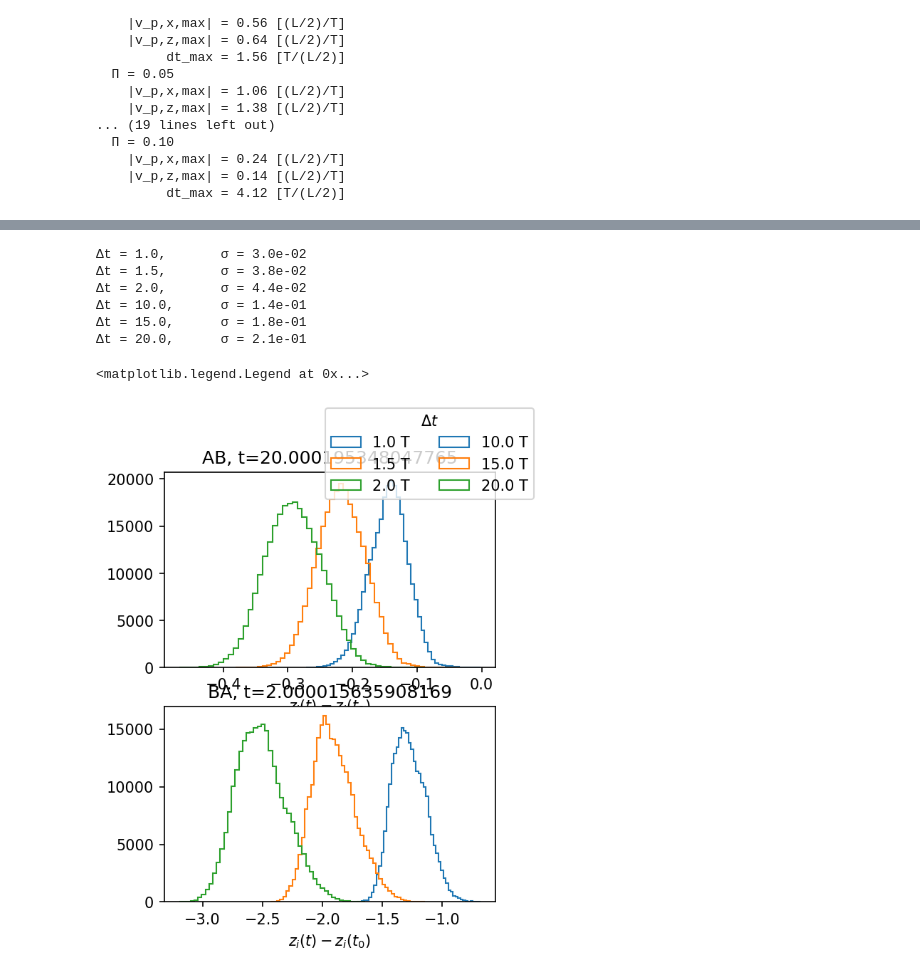
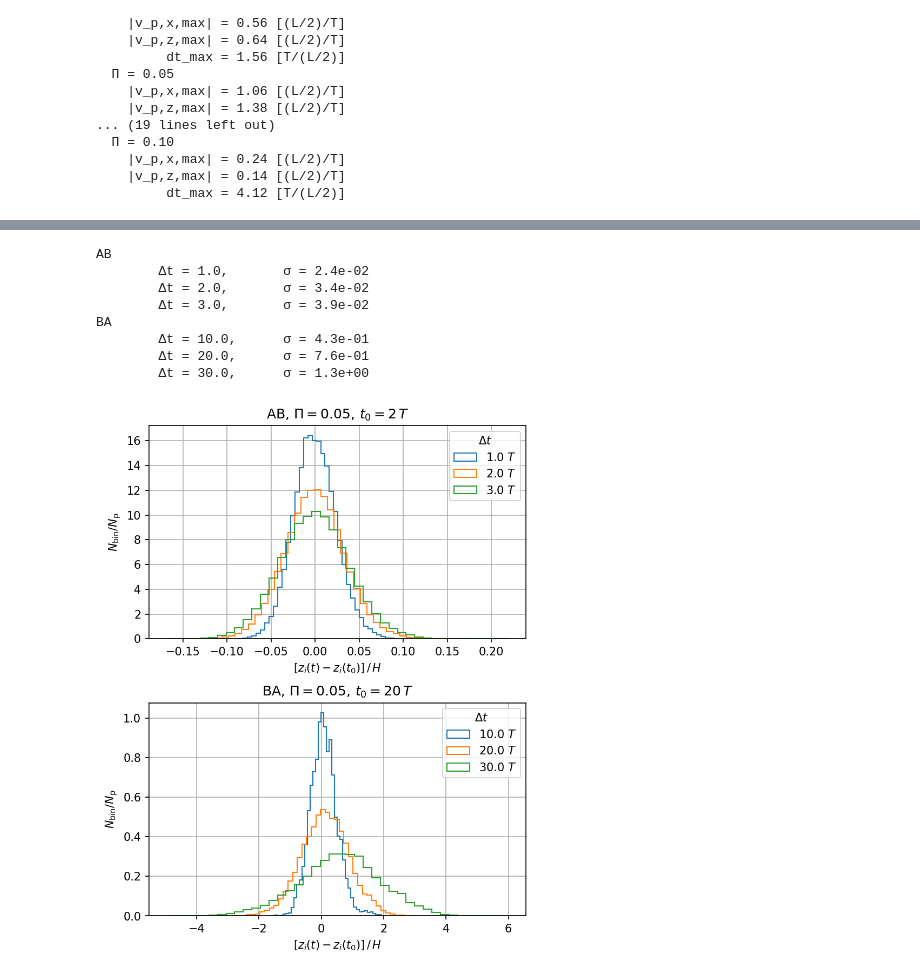
Before and after one commit to sabaronett/streaming-instability, a Jupyter notebook: ipynb/Fig?_Diffusion.ipynb, the cells around one changed output, grey strips where cells are left out. Drawn from its saved outputs; the diff is of its cells as text; code cells hidden in the pictures.

```diff
--- a/ipynb/Fig?_Diffusion.ipynb
+++ b/ipynb/Fig?_Diffusion.ipynb
@@ -142,37 +262,47 @@ fig.legend(title=r'$\Delta t$', ncol=2)
 # %%
 import sys
 sys.path.insert(0, '/home/stanley/github/sabaronett/local/athena/athena-dust/vis/python')
 import athena_read
 import numpy as np
 from pathlib import Path
 import matplotlib.pyplot as plt
 
 cases = ['AB', 'BA']
+t0s = [2, 20]
+Pi = 0.05
 res = 256
-fig, axs = plt.subplots(2, 1, figsize=(4, 5.33), dpi=150)
-# fig.tight_layout()
+bins = 40
+fig, axs = plt.subplots(2, 1, figsize=(6, 8), dpi=150)
 
 for i, case in enumerate(cases):
-    path = f'../unstrat/{case}/0.05/{res}'
+    path = f'../unstrat/{case}/{Pi}/{res}'
     athinput = athena_read.athinput(f'{path}/athinput.si')
     epsilon = athinput['problem']['epsilon']
     disp = np.load(f'{path}/dat/disp.npz')
 
-    axs[i].set(title=f'{case}, t={t}', xlabel=r'$z_i(t) - z_i(t_0)$')
+    print(f'{case}')
 
-    for j in range(10, 21, 5):
-        t, dzp = disp['t'][j], disp['dzp'][j]
+    for j in range(10, 31, 10):
+        t, dzp = disp['t'][j], disp['dyp'][j]
         sigma = np.std(dzp)
-        print(f'Δt = {t:.1f},\tσ = {sigma:.1e}')
-        axs[i].hist(dzp, bins=50, histtype='step', label=f'{t:.1f} T')
+        print(f'\tΔt = {t:2.1f},\tσ = {sigma:.1e}')
+        axs[i].hist(dzp, bins=bins, density=True, histtype='step',
+                    label=f'{t:.1f} $T$')
 
-fig.legend(title=r'$\Delta t$', ncol=2)
+    axs[i].grid()
+    axs[i].legend(title=r'$\Delta t$')
+    axs[i].set(title=f'{case}, $\Pi={{{Pi}}},\,t_0={{{t0s[i]}}}\,T$',
+               xlabel='$[z_i(t) - z_i(t_0)]\,/\,H$',
+               ylabel=r'$N_\mathrm{bin}/N_\mathrm{p}$')
+
+fig.subplots_adjust(hspace=0.3)
 # %% [output]
-Δt = 1.0,       σ = 3.0e-02
-Δt = 1.5,       σ = 3.8e-02
-Δt = 2.0,       σ = 4.4e-02
-Δt = 10.0,      σ = 1.4e-01
-Δt = 15.0,      σ = 1.8e-01
-Δt = 20.0,      σ = 2.1e-01
+AB
+        Δt = 1.0,       σ = 2.4e-02
+        Δt = 2.0,       σ = 3.4e-02
+        Δt = 3.0,       σ = 3.9e-02
+BA
+        Δt = 10.0,      σ = 4.3e-01
+        Δt = 20.0,      σ = 7.6e-01
+        Δt = 30.0,      σ = 1.3e+00
-<matplotlib.legend.Legend at 0x...>
-[figure, old version]
+[figure, new version]
```
Also changed, not shown: parts of 27 cells of this notebook.
